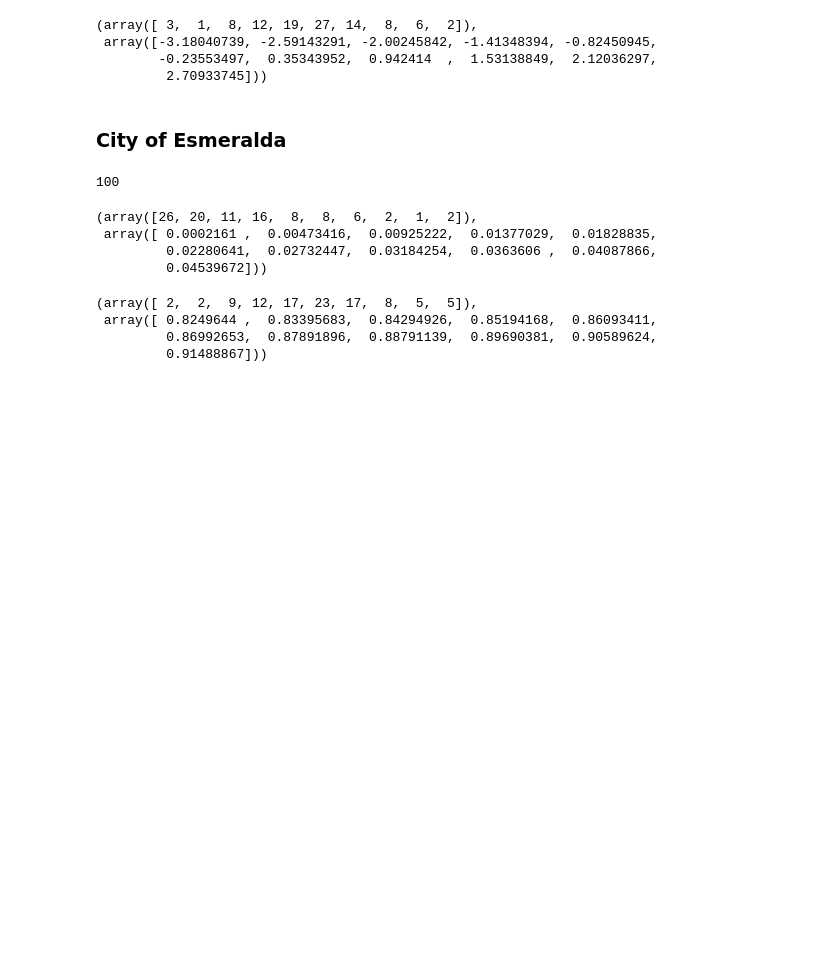
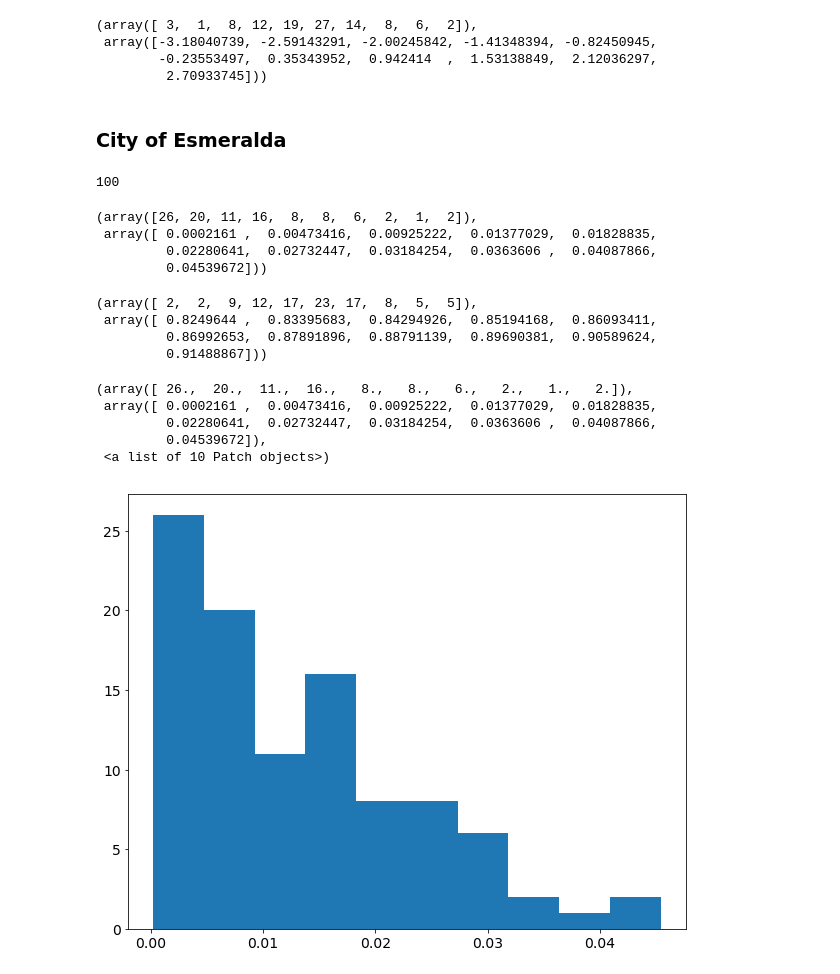
Before and after one commit to jjgomezcadenas/ICDEV, a Jupyter notebook: liquid_cities/LiquidCitiesTutorial.ipynb, the cells around one changed output. Drawn from its saved outputs; the diff is of its cells as text; code cells hidden in the pictures; blank space fills up the shorter version.

```diff
--- a/liquid_cities/LiquidCitiesTutorial.ipynb
+++ b/liquid_cities/LiquidCitiesTutorial.ipynb
@@ -327,3 +327,12 @@ h_noise.histo()
  array([ 0.8249644 ,  0.83395683,  0.84294926,  0.85194168,  0.86093411,
          0.86992653,  0.87891896,  0.88791139,  0.89690381,  0.90589624,
          0.91488867]))
+# %%
+plt.hist(h_ediff)
+# %% [output]
+(array([ 26.,  20.,  11.,  16.,   8.,   8.,   6.,   2.,   1.,   2.]),
+ array([ 0.0002161 ,  0.00473416,  0.00925222,  0.01377029,  0.01828835,
+         0.02280641,  0.02732447,  0.03184254,  0.0363606 ,  0.04087866,
+         0.04539672]),
+ <a list of 10 Patch objects>)
+[figure, added]
```
Also changed, not shown: parts of 1 cell of this notebook.
